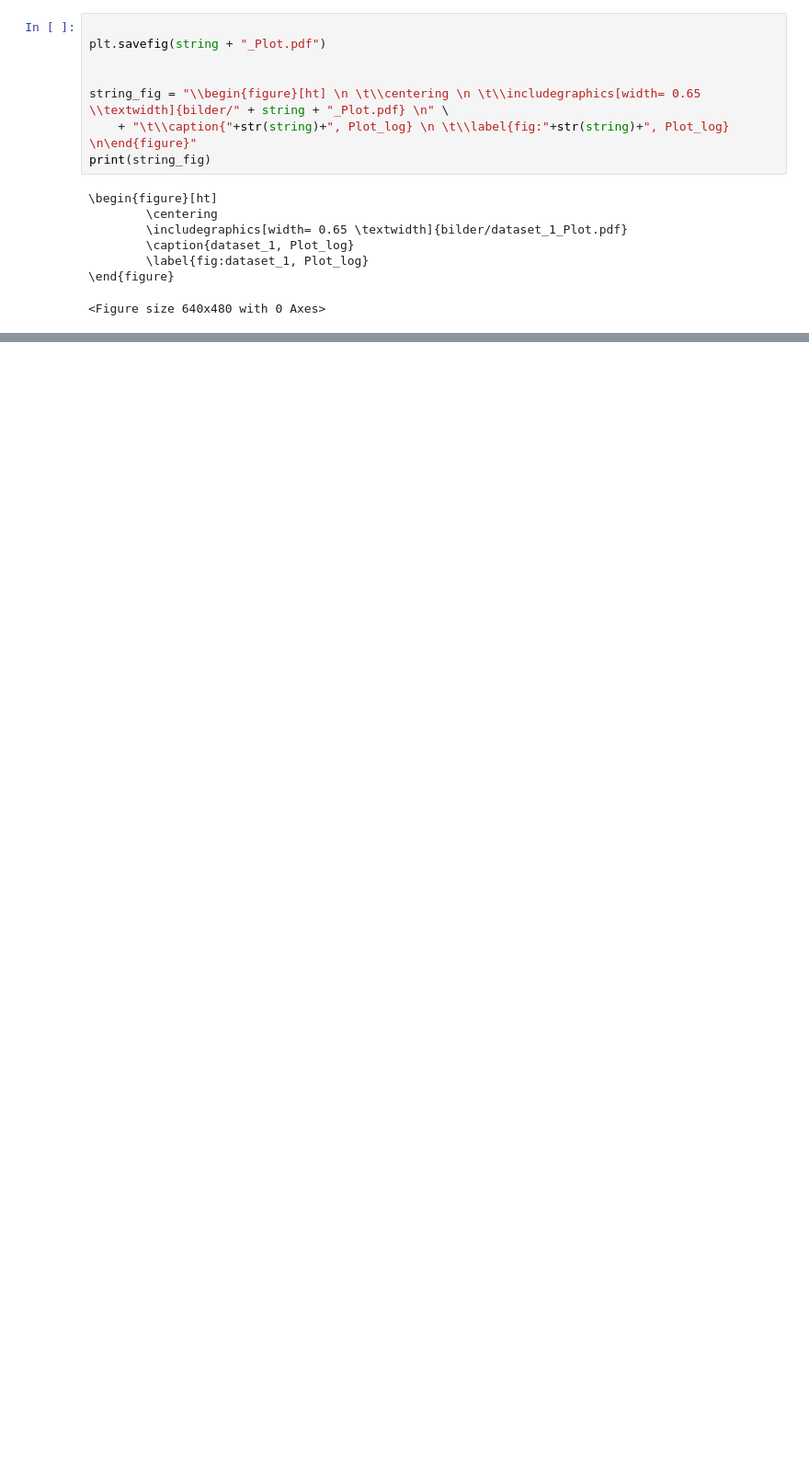
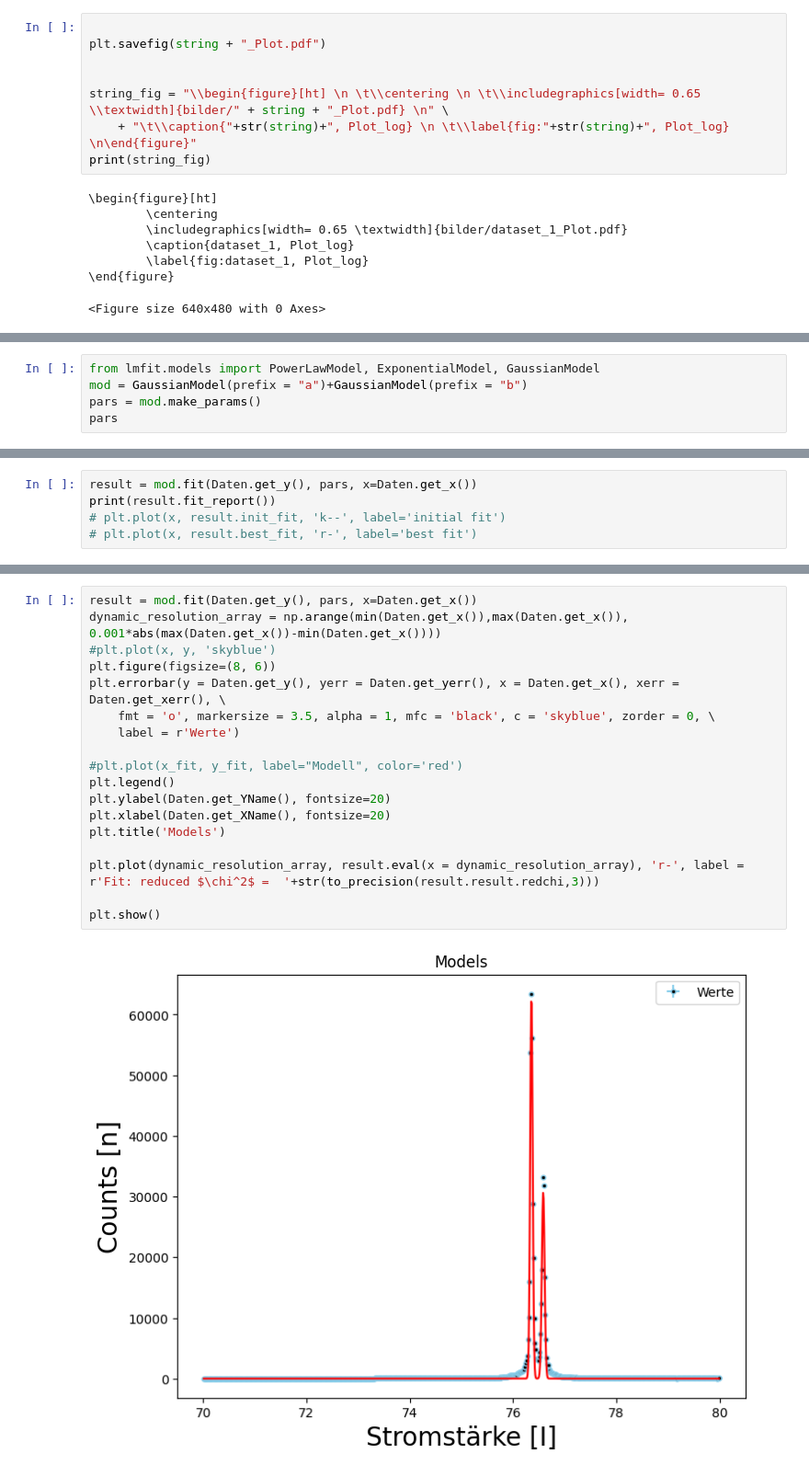
Before and after one commit to TimLockstedt/MP, a Jupyter notebook: Plott_var_func_New.ipynb, the cells around one changed output, grey strips where cells are left out. Shown at 92% size. Drawn from its saved outputs; the diff is of its cells as text; blank space fills up the shorter version.

```diff
--- a/Plott_var_func_New.ipynb
+++ b/Plott_var_func_New.ipynb
@@ -290,0 +244,5 @@ Parameters
+# %%
+from lmfit.models import PowerLawModel, ExponentialModel, GaussianModel
+mod = GaussianModel(prefix = "a")+GaussianModel(prefix = "b")
+pars = mod.make_params()
+pars
@@ -326,0 +304,5 @@ interactive(children=(FloatText(value=0.9, description='amplitude', step=0.1), F
+# %%
+result = mod.fit(Daten.get_y(), pars, x=Daten.get_x())
+print(result.fit_report())
+# plt.plot(x, result.init_fit, 'k--', label='initial fit')
+# plt.plot(x, result.best_fit, 'r-', label='best fit')
@@ -326,0 +327,20 @@ interactive(children=(FloatText(value=0.9, description='amplitude', step=0.1), F
+# %%
+result = mod.fit(Daten.get_y(), pars, x=Daten.get_x())
+dynamic_resolution_array = np.arange(min(Daten.get_x()),max(Daten.get_x()), 0.001*abs(max(Daten.get_x())-min(Daten.get_x())))
+#plt.plot(x, y, 'skyblue')
+plt.figure(figsize=(8, 6))
+plt.errorbar(y = Daten.get_y(), yerr = Daten.get_yerr(), x = Daten.get_x(), xerr = Daten.get_xerr(), \
+    fmt = 'o', markersize = 3.5, alpha = 1, mfc = 'black', c = 'skyblue', zorder = 0, \
+    label = r'Werte')
+
+#plt.plot(x_fit, y_fit, label="Modell", color='red')
+plt.legend()
+plt.ylabel(Daten.get_YName(), fontsize=20)
+plt.xlabel(Daten.get_XName(), fontsize=20)
+plt.title('Models')
+
+plt.plot(dynamic_resolution_array, result.eval(x = dynamic_resolution_array), 'r-', label = r'Fit: reduced $\chi^2$ =  '+str(to_precision(result.result.redchi,3)))
+
+plt.show()
+# %% [output]
+[figure, added]
```
Also changed, not shown: parts of 11 cells of this notebook.
